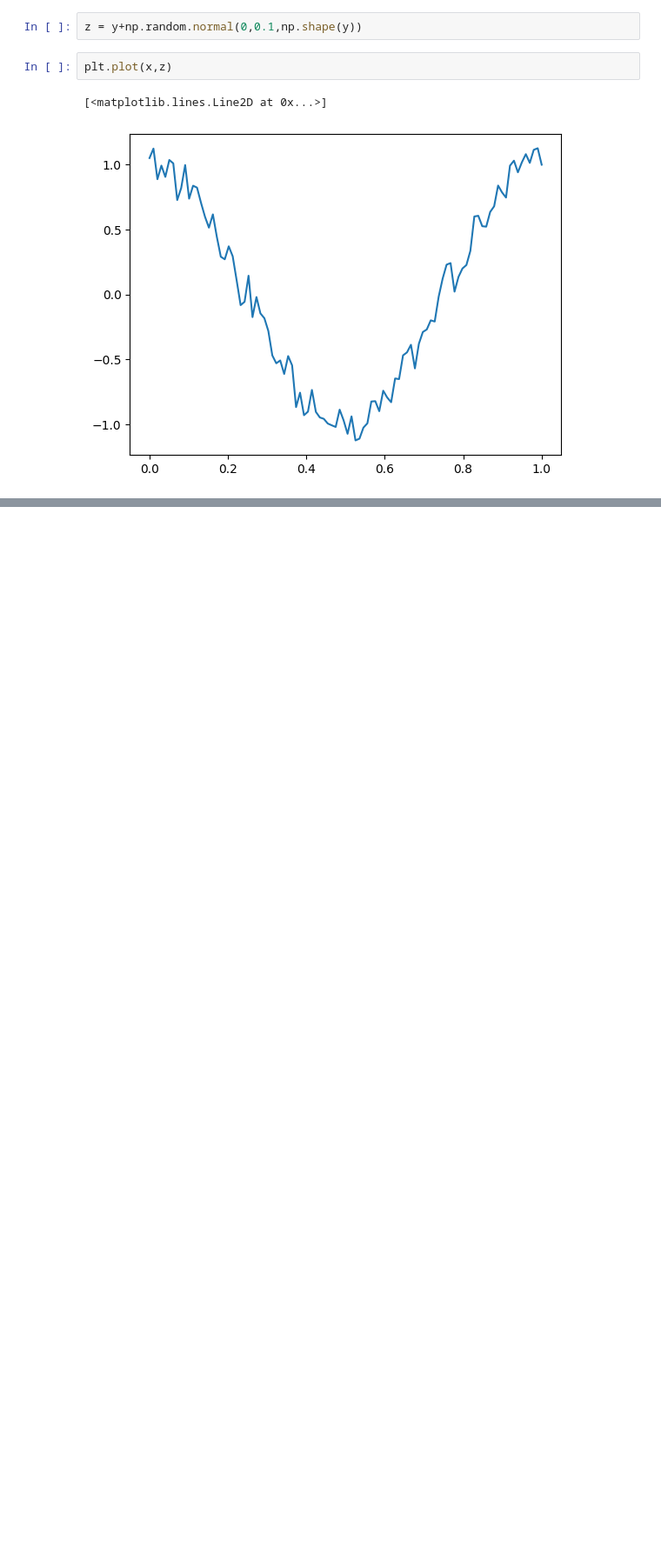
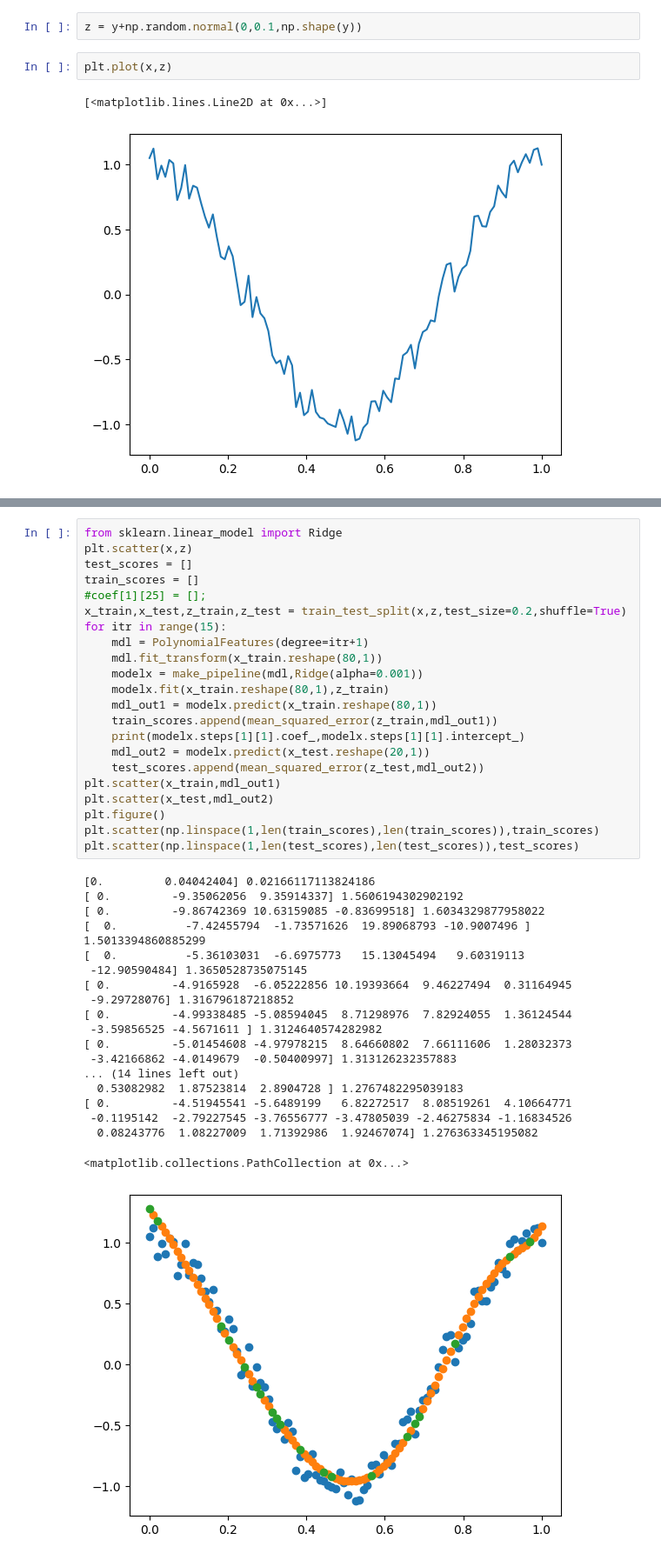
Before and after one commit to omiksave/MAE551, a Jupyter notebook: HW1.ipynb, the cells around one changed output, grey strips where cells are left out. Shown: that part at 87% size. Saved outputs shown, nothing was run; the diff lists cells and outputs as text; blank space fills up the shorter version.

```diff
--- a/HW1.ipynb
+++ b/HW1.ipynb
@@ -25,0 +114,42 @@ plt.plot(x,z)
+# %%
+from sklearn.linear_model import Ridge
+plt.scatter(x,z)
+test_scores = []
+train_scores = []
+#coef[1][25] = [];
+x_train,x_test,z_train,z_test = train_test_split(x,z,test_size=0.2,shuffle=True)
+for itr in range(15):
+    mdl = PolynomialFeatures(degree=itr+1)
+    mdl.fit_transform(x_train.reshape(80,1))
+    modelx = make_pipeline(mdl,Ridge(alpha=0.001))
+    modelx.fit(x_train.reshape(80,1),z_train)
+    mdl_out1 = modelx.predict(x_train.reshape(80,1))
+    train_scores.append(mean_squared_error(z_train,mdl_out1))
+    print(modelx.steps[1][1].coef_,modelx.steps[1][1].intercept_)
+    mdl_out2 = modelx.predict(x_test.reshape(20,1))
+    test_scores.append(mean_squared_error(z_test,mdl_out2))
+plt.scatter(x_train,mdl_out1)
+plt.scatter(x_test,mdl_out2)
+plt.figure()
+plt.scatter(np.linspace(1,len(train_scores),len(train_scores)),train_scores)
+plt.scatter(np.linspace(1,len(test_scores),len(test_scores)),test_scores)
+# %% [output]
+[0.         0.04042404] 0.02166117113824186
+[ 0.         -9.35062056  9.35914337] 1.5606194302902192
+[ 0.         -9.86742369 10.63159085 -0.83699518] 1.6034329877958022
+[  0.          -7.42455794  -1.73571626  19.89068793 -10.9007496 ] 1.5013394860885299
+[  0.          -5.36103031  -6.6975773   15.13045494   9.60319113
+ -12.90590484] 1.3650528735075145
+[ 0.         -4.9165928  -6.05222856 10.19393664  9.46227494  0.31164945
+ -9.29728076] 1.316796187218852
+[ 0.         -4.99338485 -5.08594045  8.71298976  7.82924055  1.36124544
+ -3.59856525 -4.5671611 ] 1.3124640574282982
+[ 0.         -5.01454608 -4.97978215  8.64660802  7.66111606  1.28032373
+ -3.42166862 -4.0149679  -0.50400997] 1.313126232357883
+... (14 lines left out)
+  0.53082982  1.87523814  2.8904728 ] 1.2767482295039183
+[ 0.         -4.51945541 -5.6489199   6.82272517  8.08519261  4.10664771
+ -0.1195142  -2.79227545 -3.76556777 -3.47805039 -2.46275834 -1.16834526
+  0.08243776  1.08227009  1.71392986  1.92467074] 1.276363345195082
+<matplotlib.collections.PathCollection at 0x...>
+[figure, added]
```
Also changed, not shown: parts of 4 cells of this notebook.
